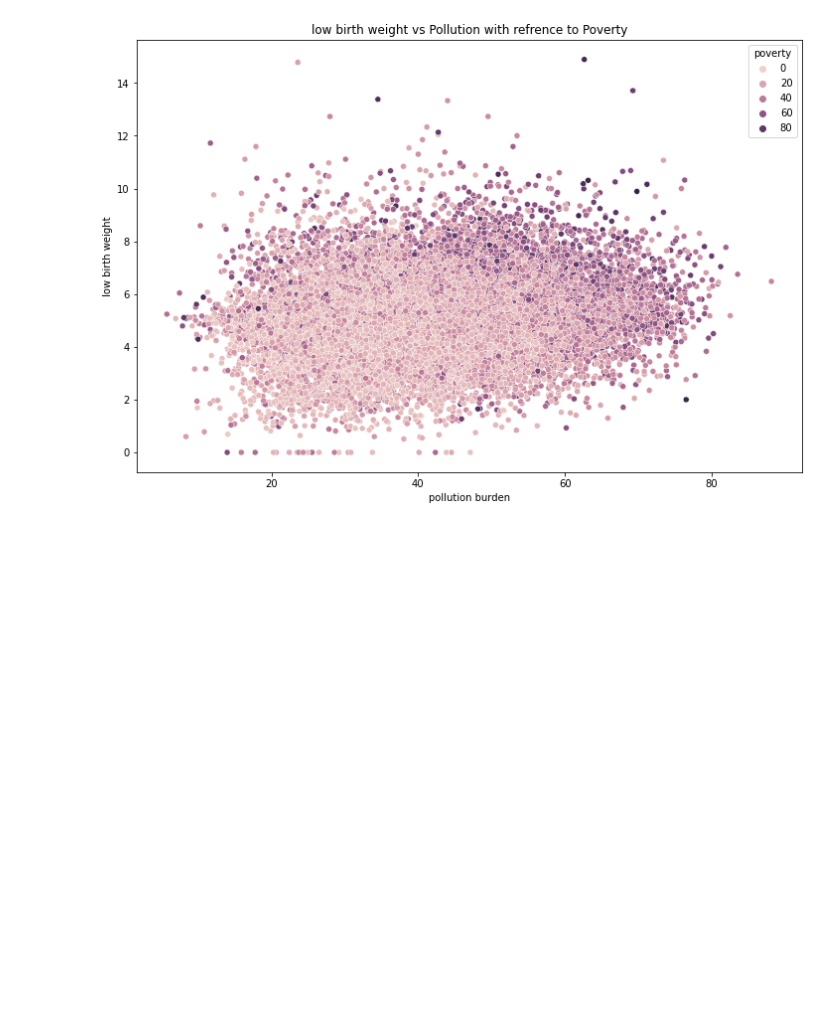
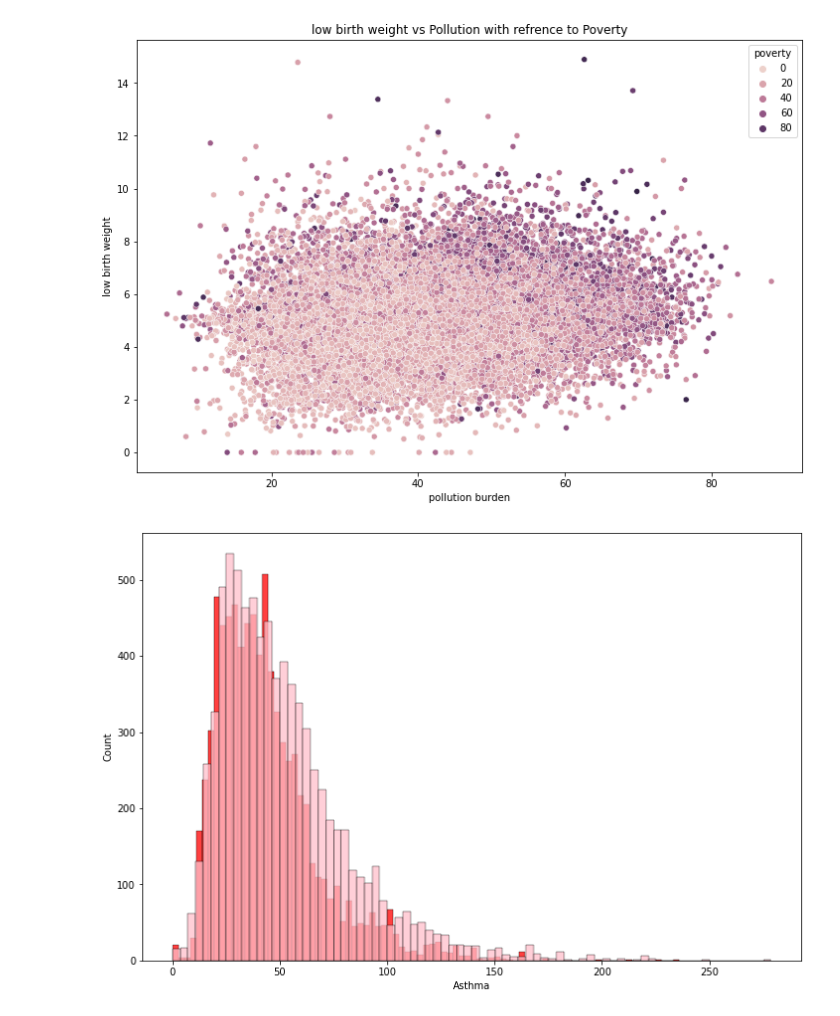
Before and after one commit to gigi-codes/warehouse_density, a Jupyter notebook: Marshall/EDA/All_enviro_EDA.ipynb, the cells around one changed output. Cells and saved outputs as stored; diff of their text form; code cells hidden in the pictures; blank space fills up the shorter version.

```diff
--- a/Marshall/EDA/All_enviro_EDA.ipynb
+++ b/Marshall/EDA/All_enviro_EDA.ipynb
@@ -13,6 +13,12 @@ Read in all data
 # %%
 filepath = '../../processed_data/all_merged.csv'
 all_enviro = pd.read_csv(filepath)
+
+filepath = '../../raw_data/calenviroscreen2-final-report.csv'
+enviro2 = pd.read_csv(filepath)
+
+filepath = '../../raw_data/calenviroscreen-3.0-results-june-2018-update.csv'
+enviro3 = pd.read_csv(filepath)
 # %% [markdown]
 Locate missing or null values, visualize the dataset, check the column count.
 # %%
@@ -177,7 +185,10 @@ plt.show()
 # %% [output]
 [figure]
 # %%
-sns.histplot(data = df4, x = 'asthma', color = 'red')
-sns.histplot(data = df3, x = df3['asthma'],
-        color = 'pink',
-        );
+sns.histplot(data = enviro2, x = 'Asthma', color = 'red')
+sns.histplot(data = enviro3, x = 'Asthma',
+        color = 'pink')
+plt.gcf().set_size_inches(12,8)
+plt.show()
+# %% [output]
+[figure, added]
```
Also changed, not shown: parts of 3 cells of this notebook, 5 other files.
